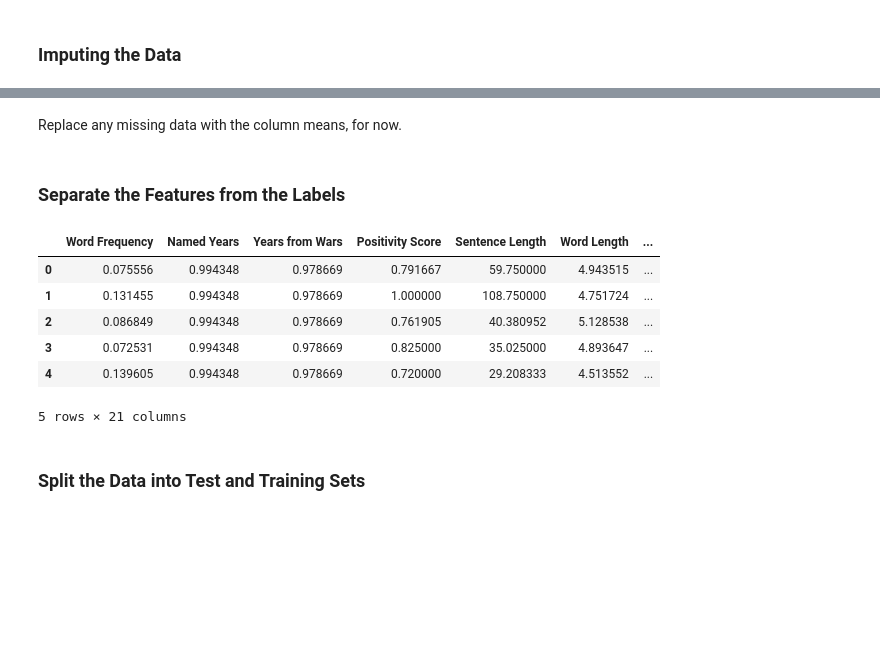
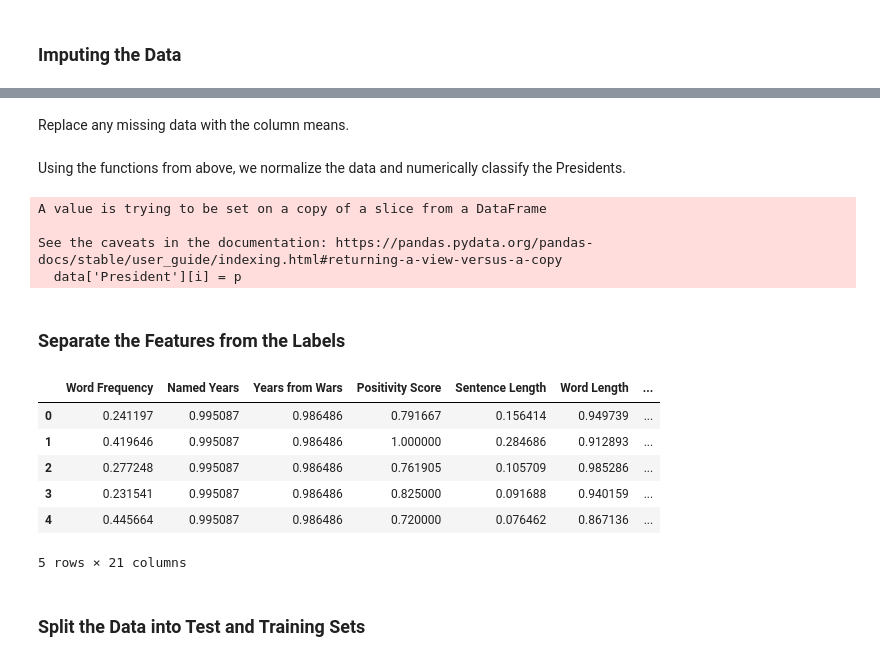
Before and after one commit to gianbatayola/CMSE-202-Project, a Jupyter notebook: Full_Presidential_Dataframe.ipynb, the cells around one changed output, grey strips where cells are left out. Saved outputs shown, nothing was run; the diff lists cells and outputs as text; code cells hidden in the pictures; blank space fills up the shorter version.

```diff
--- a/Full_Presidential_Dataframe.ipynb
+++ b/Full_Presidential_Dataframe.ipynb
@@ -166,2 +168,11 @@ To make things simpler, I'm deleting all non-numerical columns and changing the
+# %%
+# Normalizing standardizes the data so all features are between -1 and 1.
+def normalize(data):
+
+    for column in data:
+        if column != 'President': #We don't want to reclassify the presidential labels.
+            data[column] = data[column]/(data[column].max())
+
+    return data
 # %%
-data = data.drop(columns = ['Date', 'Party', 'Speech Title', 'Summary', 'Transcript', 'URL'], axis = 1)
+pres_data = data.drop(columns = ['Date', 'Party', 'Speech Title', 'Summary', 'Transcript', 'URL'], axis = 1)
@@ -181,21 +179,31 @@ See the caveats in the documentation: https://pandas.pydata.org/pandas-docs/stab
 # %% [markdown]
-Replace any missing data with the column means, for now.
+Replace any missing data with the column means.
 # %%
-data['Named Years'].fillna(value=data['Named Years'].mean(), inplace=True)
-data['Years from Wars'].fillna(value=data['Years from Wars'].mean(), inplace=True)
+pres_data['Named Years'].fillna(value=pres_data['Named Years'].mean(), inplace=True)
+pres_data['Years from Wars'].fillna(value=pres_data['Years from Wars'].mean(), inplace=True)
+# %% [markdown]
+Using the functions from above, we normalize the data and numerically classify the Presidents.
+# %%
+pres_data = normalize(pres_data)
+pres_data = reclassify_labels(pres_data)
+# %% [output]
+A value is trying to be set on a copy of a slice from a DataFrame
+
+See the caveats in the documentation: https://pandas.pydata.org/pandas-docs/stable/user_guide/indexing.html#returning-a-view-versus-a-copy
+  data['President'][i] = p
 # %% [markdown]
 ### Separate the Features from the Labels
 # %%
-features = data.drop(columns = 'President')
-labels = data['President'].astype(int)
+features = pres_data.drop(columns = 'President')
+labels = pres_data['President'].astype(int)
 features.head()
 # %% [output]
 |  | Word Frequency | Named Years | Years from Wars | Positivity Score | Sentence Length | Word Length | ... |
-| 0 | 0.075556 | 0.994348 | 0.978669 | 0.791667 | 59.750000 | 4.943515 | ... |
-| 1 | 0.131455 | 0.994348 | 0.978669 | 1.000000 | 108.750000 | 4.751724 | ... |
-| 2 | 0.086849 | 0.994348 | 0.978669 | 0.761905 | 40.380952 | 5.128538 | ... |
-| 3 | 0.072531 | 0.994348 | 0.978669 | 0.825000 | 35.025000 | 4.893647 | ... |
-| 4 | 0.139605 | 0.994348 | 0.978669 | 0.720000 | 29.208333 | 4.513552 | ... |
+| 0 | 0.241197 | 0.995087 | 0.986486 | 0.791667 | 0.156414 | 0.949739 | ... |
+| 1 | 0.419646 | 0.995087 | 0.986486 | 1.000000 | 0.284686 | 0.912893 | ... |
+| 2 | 0.277248 | 0.995087 | 0.986486 | 0.761905 | 0.105709 | 0.985286 | ... |
+| 3 | 0.231541 | 0.995087 | 0.986486 | 0.825000 | 0.091688 | 0.940159 | ... |
+| 4 | 0.445664 | 0.995087 | 0.986486 | 0.720000 | 0.076462 | 0.867136 | ... |
 5 rows × 21 columns
 # %% [markdown]
 ### Split the Data into Test and Training Sets
```
Also changed, not shown: parts of 39 cells of this notebook, 2 other files.
